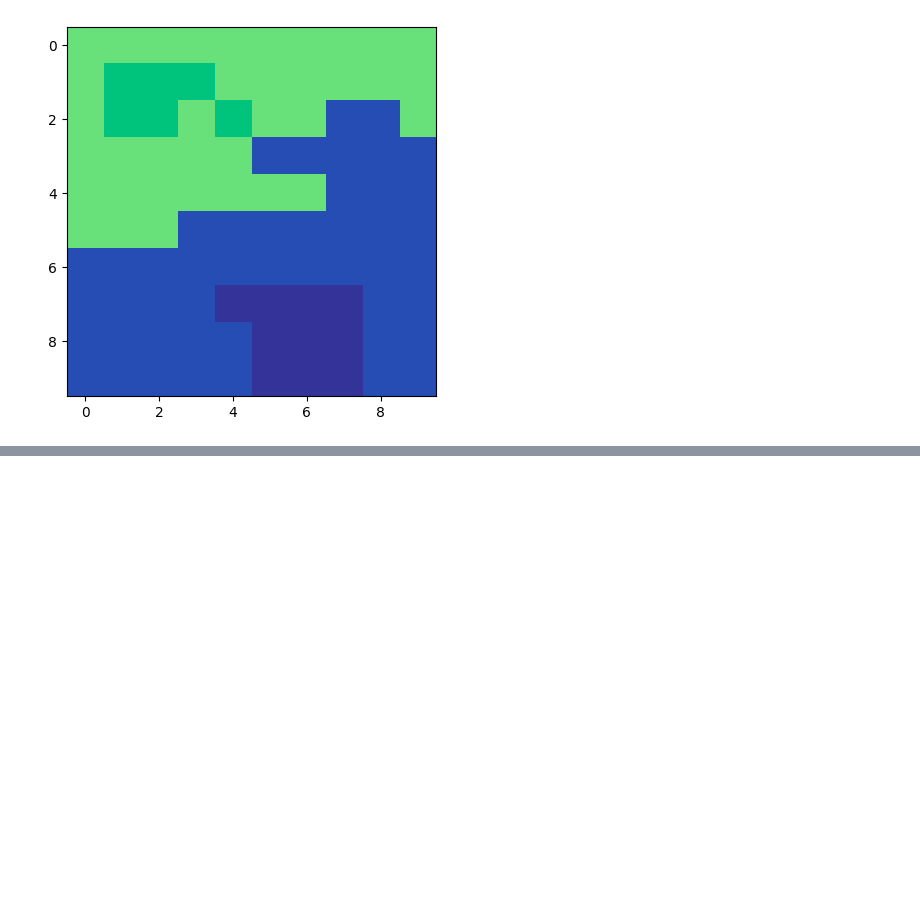
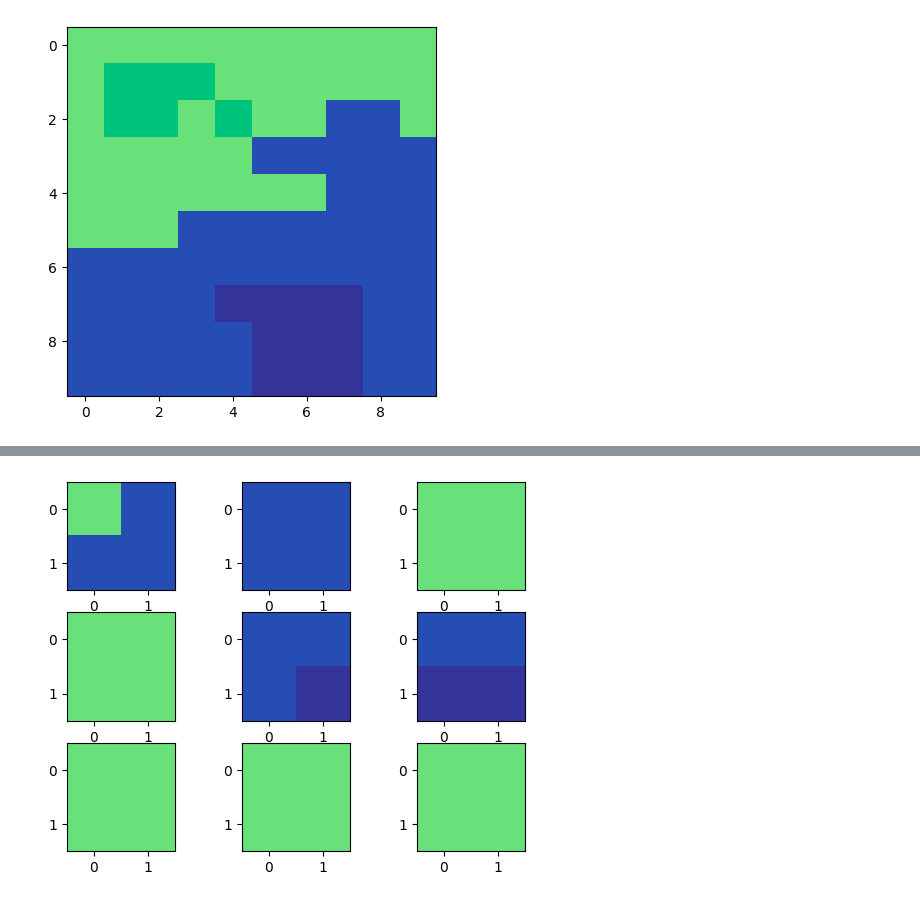
Before and after one commit to NathanLaCrosse/WorldGen, a Jupyter notebook: WFCExperiment.ipynb, the cells around one changed output, grey strips where cells are left out. Saved outputs shown, nothing was run; the diff lists cells and outputs as text; code cells hidden in the pictures; blank space fills up the shorter version.

```diff
--- a/WFCExperiment.ipynb
+++ b/WFCExperiment.ipynb
@@ -56,0 +326,15 @@ ValueError: The truth value of an array with more than one element is ambiguous.
+# %%
+fig, ax = plt.subplots(3, 3)
+show_im(reverse_hash(cell_space[0][0].state), ax[0,0])
+show_im(reverse_hash(cell_space[0][1].state), ax[0,1])
+show_im(reverse_hash(cell_space[0][2].state), ax[0,2])
+
+show_im(reverse_hash(cell_space[1][0].state), ax[1,0])
+show_im(reverse_hash(cell_space[1][1].state), ax[1,1])
+show_im(reverse_hash(cell_space[1][2].state), ax[1,2])
+
+show_im(reverse_hash(cell_space[2][0].state), ax[2,0])
+show_im(reverse_hash(cell_space[2][1].state), ax[2,1])
+show_im(reverse_hash(cell_space[2][2].state), ax[2,2])
+# %% [output]
+[figure, added]
```
Also changed, not shown: parts of 21 cells of this notebook.
